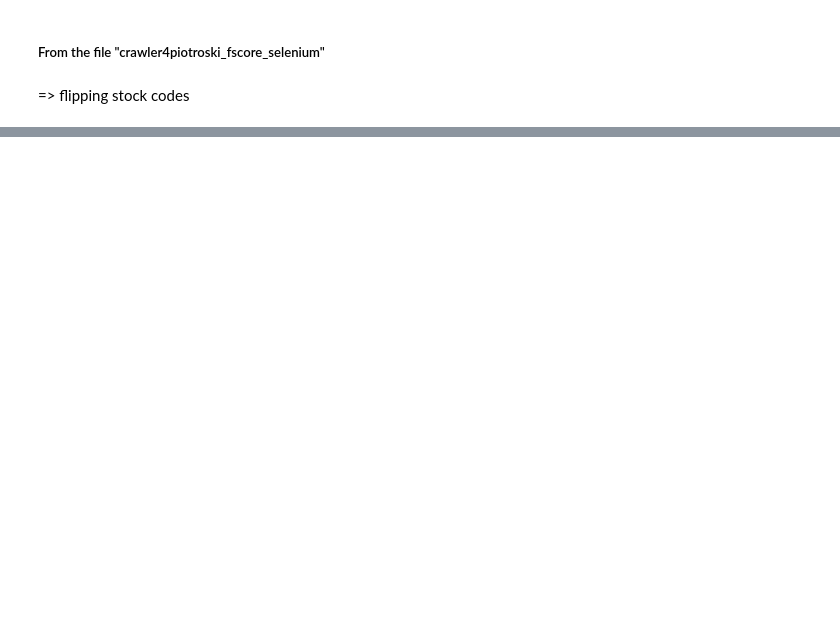
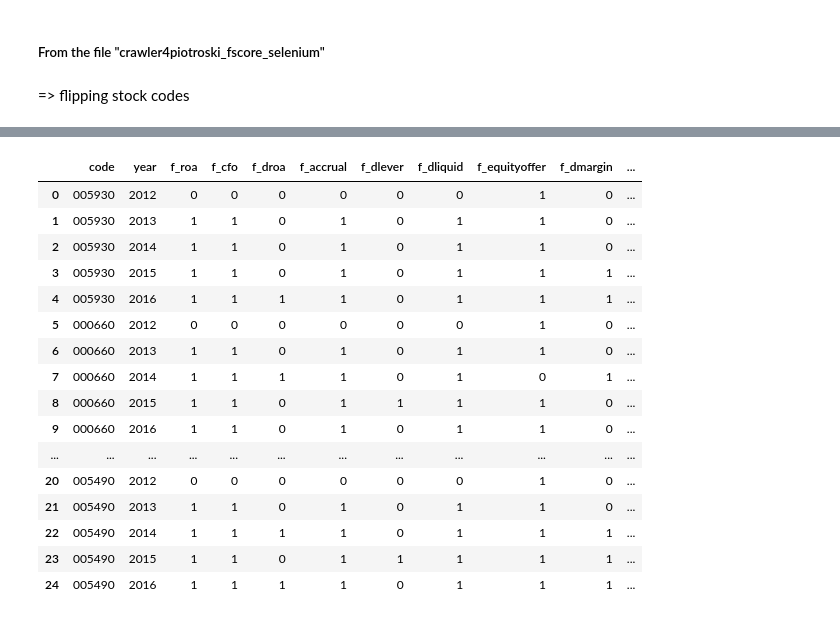
Before and after one commit to daesik82/ChargingBull, a Jupyter notebook: BigBull/crawler4piotroski_fscore_selenium_v2.ipynb, the cells around one changed output, grey strips where cells are left out. Cells and saved outputs as stored; diff of their text form; code cells hidden in the pictures; blank space fills up the shorter version.

Commit message:
f-score calc done!

```diff
--- a/BigBull/crawler4piotroski_fscore_selenium_v2.ipynb
+++ b/BigBull/crawler4piotroski_fscore_selenium_v2.ipynb
@@ -298,0 +308,8 @@ for i in code_n_name.keys():
+# %%
+# Cleaning up DataFrame for calculation
+# Lagged total asset
+df_fbase.l_total_asset = df_fbase.total_asset.shift(1)
+df_fbase.l_total_asset = df_fbase.l_total_asset.where(df_fbase.year != "2012")
+
+# Average total asset - "rolling"
+df_fbase.avg_total_asset = df_fbase.total_asset.where(df_fbase.year != "2012").rolling(2).mean()
@@ -298,0 +375,54 @@ for i in code_n_name.keys():
+# %%
+# code & year
+df_fscore.code = df_fbase.code
+df_fscore.year = df_fbase.year
+
+# ROA and its f-score in DataFrame
+df_fscore.f_roa = np.where(df_fcalc.cal_roa > 0, 1, 0)
+
+# CFO and its f-score in DataFrame
+df_fscore.f_cfo = np.where(df_fcalc.cal_cfo > 0, 1, 0)
+
+# delta ROA and its f-score in DataFrame
+df_fscore.f_droa = np.where(df_fcalc.delta_roa > 0, 1, 0)
+
+# accrual and its f-score
+df_fscore.f_accrual = np.where(df_fcalc.accrual < 0, 1, 0)
+
+# delta_leverage and its f-score
+df_fscore.f_dlever = np.where(df_fcalc.delta_lever < 0, 1, 0)
+
+# delta_liquidity and its f-score
+df_fscore.f_dliquid = np.where(df_fcalc.delta_liquid > 0, 1, 0)
+
+# equity offer and its f-score
+df_fscore.f_equityoffer = np.where(df_fcalc.eq_offer > 0, 0, 1)
+
+# delta_margin and its f-score
+df_fscore.f_dmargin = np.where(df_fcalc.delta_margin > 0, 1, 0)
+
+# delta_turnover and its f-score
+df_fscore.f_dturnover = np.where(df_fcalc.delta_turn > 0, 1, 0)
+
+# total f-score
+df_fscore.f_total = df_fscore.f_roa + df_fscore.f_cfo + df_fscore.f_droa + df_fscore.f_accrual + df_fscore.f_dlever + df_fscore.f_dliquid + df_fscore.f_equityoffer + df_fscore.f_dmargin + df_fscore.f_dturnover
+# %%
+df_fscore
+# %% [output]
+|  | code | year | f_roa | f_cfo | f_droa | f_accrual | f_dlever | f_dliquid | f_equityoffer | f_dmargin | ... |
+| 0 | 005930 | 2012 | 0 | 0 | 0 | 0 | 0 | 0 | 1 | 0 | ... |
+| 1 | 005930 | 2013 | 1 | 1 | 0 | 1 | 0 | 1 | 1 | 0 | ... |
+| 2 | 005930 | 2014 | 1 | 1 | 0 | 1 | 0 | 1 | 1 | 0 | ... |
+| 3 | 005930 | 2015 | 1 | 1 | 0 | 1 | 0 | 1 | 1 | 1 | ... |
+| 4 | 005930 | 2016 | 1 | 1 | 1 | 1 | 0 | 1 | 1 | 1 | ... |
+| 5 | 000660 | 2012 | 0 | 0 | 0 | 0 | 0 | 0 | 1 | 0 | ... |
+| 6 | 000660 | 2013 | 1 | 1 | 0 | 1 | 0 | 1 | 1 | 0 | ... |
+| 7 | 000660 | 2014 | 1 | 1 | 1 | 1 | 0 | 1 | 0 | 1 | ... |
+| 8 | 000660 | 2015 | 1 | 1 | 0 | 1 | 1 | 1 | 1 | 0 | ... |
+| 9 | 000660 | 2016 | 1 | 1 | 0 | 1 | 0 | 1 | 1 | 0 | ... |
+| ... | ... | ... | ... | ... | ... | ... | ... | ... | ... | ... | ... |
+| 20 | 005490 | 2012 | 0 | 0 | 0 | 0 | 0 | 0 | 1 | 0 | ... |
+| 21 | 005490 | 2013 | 1 | 1 | 0 | 1 | 0 | 1 | 1 | 0 | ... |
+| 22 | 005490 | 2014 | 1 | 1 | 1 | 1 | 0 | 1 | 1 | 1 | ... |
+| 23 | 005490 | 2015 | 1 | 1 | 0 | 1 | 1 | 1 | 1 | 1 | ... |
+| 24 | 005490 | 2016 | 1 | 1 | 1 | 1 | 0 | 1 | 1 | 1 | ... |
```
Also changed, not shown: parts of 14 cells of this notebook, 1 other file.
